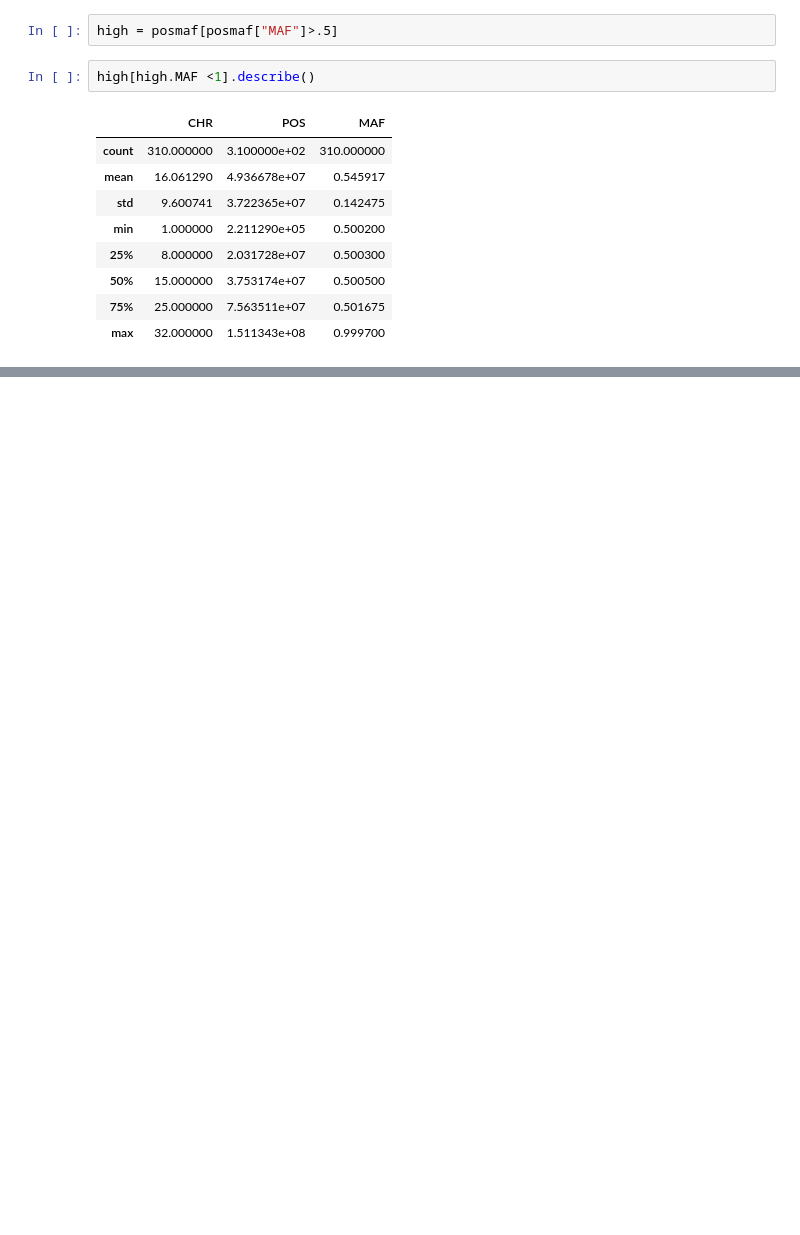
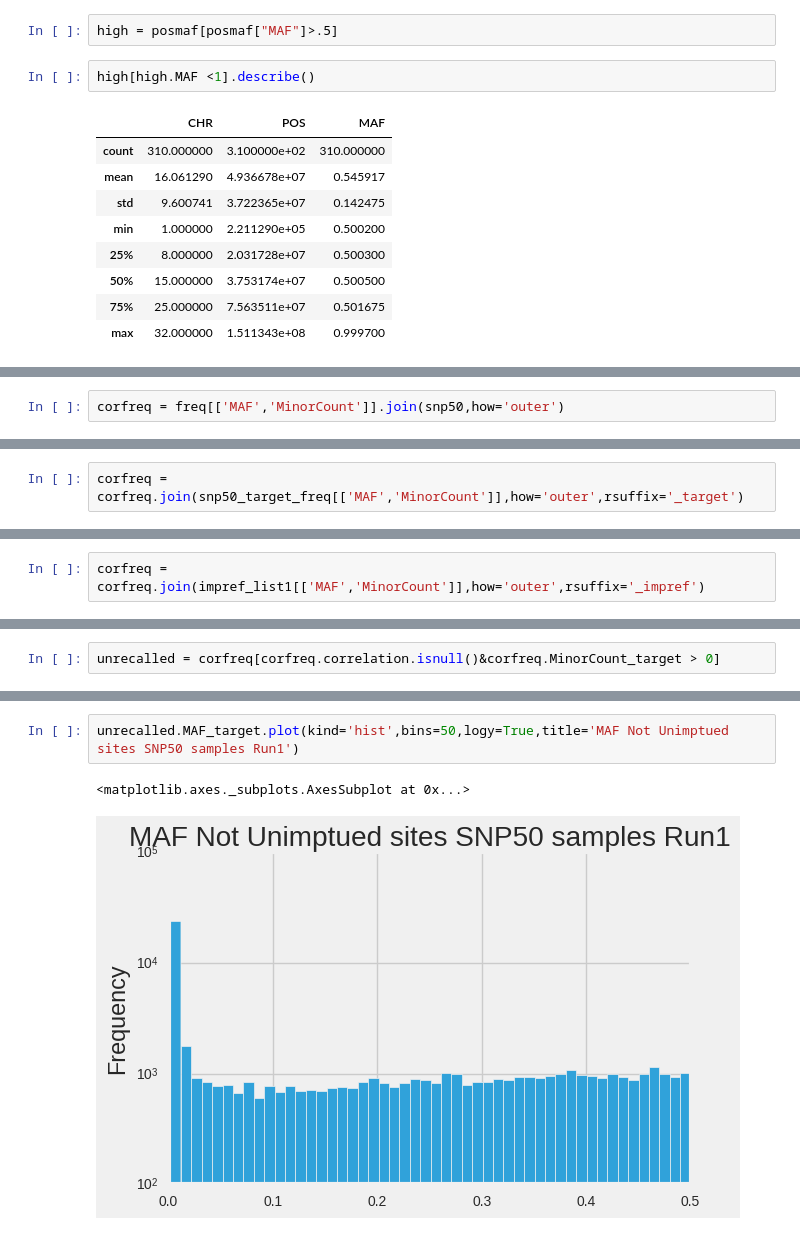
Before and after one commit to jessehoff/Imputation_Project, a Jupyter notebook: imp_acc/recallrate.ipynb, the cells around one changed output, grey strips where cells are left out. Saved outputs shown, nothing was run; the diff lists cells and outputs as text; blank space fills up the shorter version.

```diff
--- a/imp_acc/recallrate.ipynb
+++ b/imp_acc/recallrate.ipynb
@@ -307,0 +550,2 @@ high[high.MAF <1].describe()
+# %%
+corfreq = freq[['MAF','MinorCount']].join(snp50,how='outer')
@@ -307,0 +577,2 @@ high[high.MAF <1].describe()
+# %%
+corfreq = corfreq.join(snp50_target_freq[['MAF','MinorCount']],how='outer',rsuffix='_target')
@@ -307,0 +583,2 @@ high[high.MAF <1].describe()
+# %%
+corfreq = corfreq.join(impref_list1[['MAF','MinorCount']],how='outer',rsuffix='_impref')
@@ -307,0 +604,2 @@ high[high.MAF <1].describe()
+# %%
+unrecalled = corfreq[corfreq.correlation.isnull()&corfreq.MinorCount_target > 0]
@@ -307,0 +638,5 @@ high[high.MAF <1].describe()
+# %%
+unrecalled.MAF_target.plot(kind='hist',bins=50,logy=True,title='MAF Not Unimptued sites SNP50 samples Run1')
+# %% [output]
+<matplotlib.axes._subplots.AxesSubplot at 0x...>
+[figure, added]
```
Also changed, not shown: parts of 101 cells of this notebook, 5 other files.
